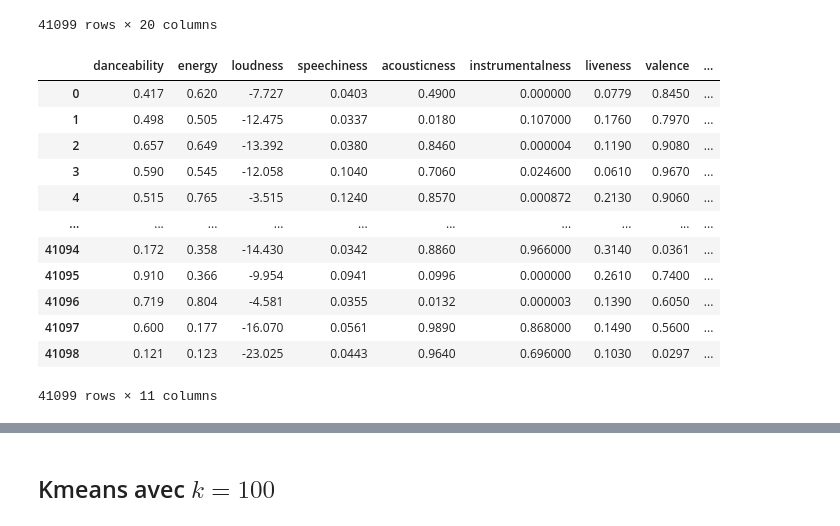
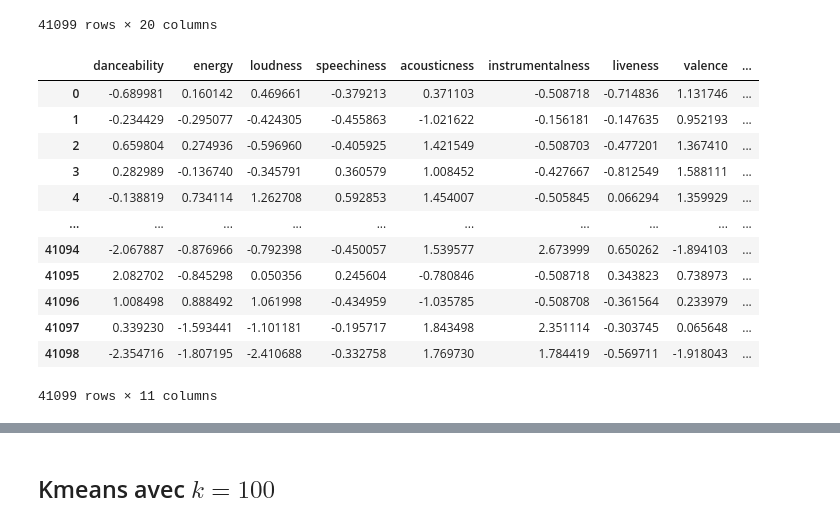
Before and after one commit to fxjollois/cours-2021-2022, a Jupyter notebook: insa-ms-esd--ml/classif-demande2-correction.ipynb, the cells around one changed output, grey strips where cells are left out. Cells and saved outputs as stored; diff of their text form; code cells hidden in the pictures.

```diff
--- a/insa-ms-esd--ml/classif-demande2-correction.ipynb
+++ b/insa-ms-esd--ml/classif-demande2-correction.ipynb
@@ -33,19 +43,20 @@ spotify
 # %%
 spotify_qt = spotify[["danceability", "energy", "loudness", "speechiness",
                       "acousticness", "instrumentalness", "liveness", "valence",
                       "tempo", "duration_ms", "chorus_hit"]]
+spotify_qt = pandas.DataFrame(scale(spotify_qt), columns = spotify_qt.columns)
 spotify_qt
 # %% [output]
 |  | danceability | energy | loudness | speechiness | acousticness | instrumentalness | liveness | valence | ... |
-| 0 | 0.417 | 0.620 | -7.727 | 0.0403 | 0.4900 | 0.000000 | 0.0779 | 0.8450 | ... |
-| 1 | 0.498 | 0.505 | -12.475 | 0.0337 | 0.0180 | 0.107000 | 0.1760 | 0.7970 | ... |
-| 2 | 0.657 | 0.649 | -13.392 | 0.0380 | 0.8460 | 0.000004 | 0.1190 | 0.9080 | ... |
-| 3 | 0.590 | 0.545 | -12.058 | 0.1040 | 0.7060 | 0.024600 | 0.0610 | 0.9670 | ... |
-| 4 | 0.515 | 0.765 | -3.515 | 0.1240 | 0.8570 | 0.000872 | 0.2130 | 0.9060 | ... |
+| 0 | -0.689981 | 0.160142 | 0.469661 | -0.379213 | 0.371103 | -0.508718 | -0.714836 | 1.131746 | ... |
+| 1 | -0.234429 | -0.295077 | -0.424305 | -0.455863 | -1.021622 | -0.156181 | -0.147635 | 0.952193 | ... |
+| 2 | 0.659804 | 0.274936 | -0.596960 | -0.405925 | 1.421549 | -0.508703 | -0.477201 | 1.367410 | ... |
+| 3 | 0.282989 | -0.136740 | -0.345791 | 0.360579 | 1.008452 | -0.427667 | -0.812549 | 1.588111 | ... |
+| 4 | -0.138819 | 0.734114 | 1.262708 | 0.592853 | 1.454007 | -0.505845 | 0.066294 | 1.359929 | ... |
 | ... | ... | ... | ... | ... | ... | ... | ... | ... | ... |
-| 41094 | 0.172 | 0.358 | -14.430 | 0.0342 | 0.8860 | 0.966000 | 0.3140 | 0.0361 | ... |
-| 41095 | 0.910 | 0.366 | -9.954 | 0.0941 | 0.0996 | 0.000000 | 0.2610 | 0.7400 | ... |
-| 41096 | 0.719 | 0.804 | -4.581 | 0.0355 | 0.0132 | 0.000003 | 0.1390 | 0.6050 | ... |
-| 41097 | 0.600 | 0.177 | -16.070 | 0.0561 | 0.9890 | 0.868000 | 0.1490 | 0.5600 | ... |
-| 41098 | 0.121 | 0.123 | -23.025 | 0.0443 | 0.9640 | 0.696000 | 0.1030 | 0.0297 | ... |
+| 41094 | -2.067887 | -0.876966 | -0.792398 | -0.450057 | 1.539577 | 2.673999 | 0.650262 | -1.894103 | ... |
+| 41095 | 2.082702 | -0.845298 | 0.050356 | 0.245604 | -0.780846 | -0.508718 | 0.343823 | 0.738973 | ... |
+| 41096 | 1.008498 | 0.888492 | 1.061998 | -0.434959 | -1.035785 | -0.508708 | -0.361564 | 0.233979 | ... |
+| 41097 | 0.339230 | -1.593441 | -1.101181 | -0.195717 | 1.843498 | 2.351114 | -0.303745 | 0.065648 | ... |
+| 41098 | -2.354716 | -1.807195 | -2.410688 | -0.332758 | 1.769730 | 1.784419 | -0.569711 | -1.918043 | ... |
 41099 rows × 11 columns
```
Also changed, not shown: parts of 33 cells of this notebook, 1 other file.
